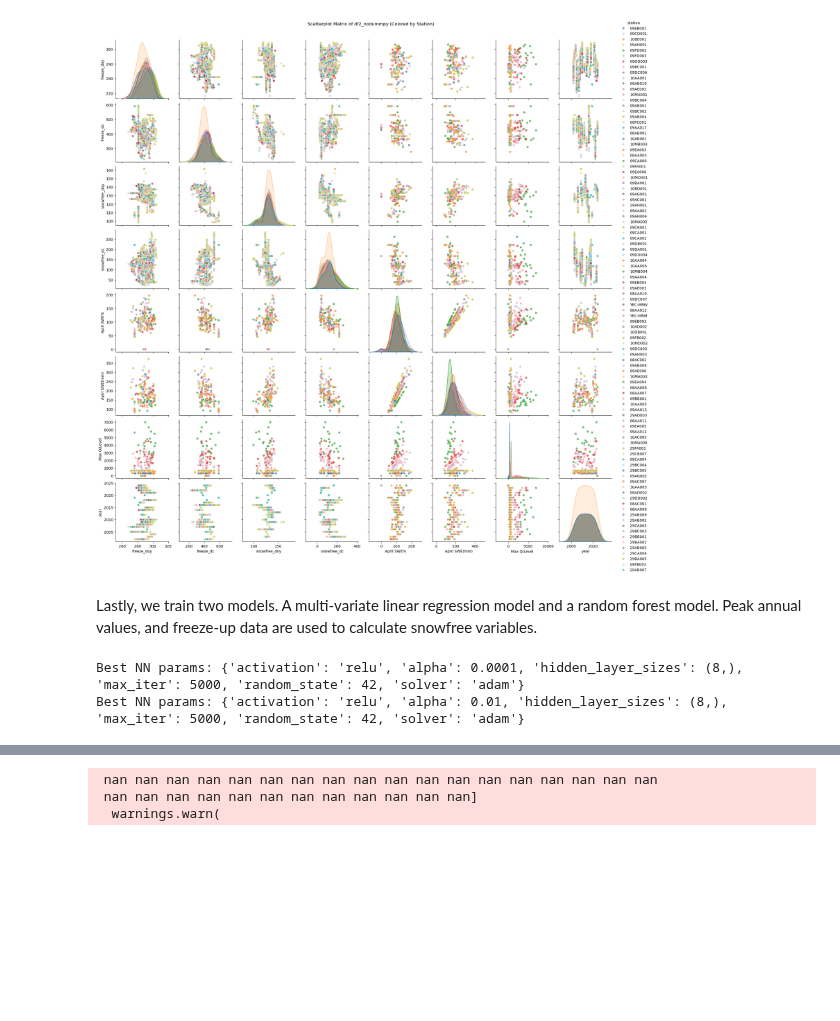
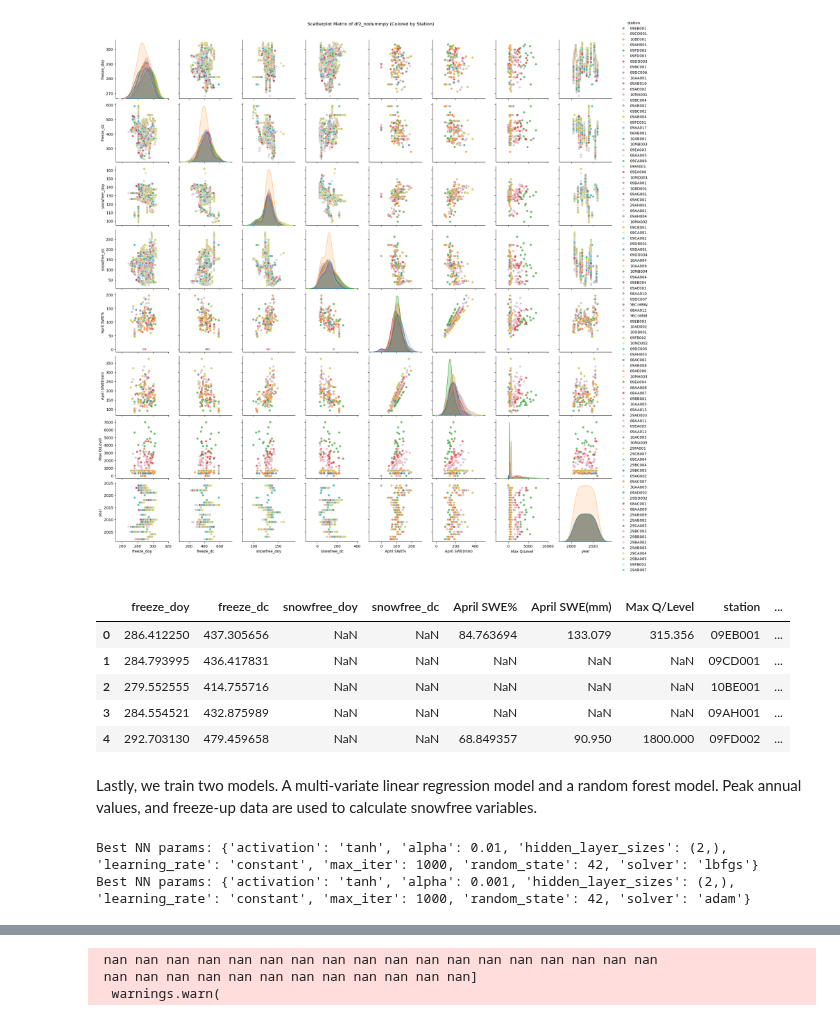
Before and after one commit to YukonWRB/YGwater, a Jupyter notebook: dev/freshet_forecasting/main.ipynb, the cells around one changed output, grey strips where cells are left out. Drawn from its saved outputs; the diff is of its cells as text; code cells hidden in the pictures; blank space fills up the shorter version.

```diff
--- a/dev/freshet_forecasting/main.ipynb
+++ b/dev/freshet_forecasting/main.ipynb
@@ -36,6 +36,7 @@ freeze["geometry"] = stations_gdf.loc[freeze.loc[:,"station_id"].values,:].loc[:
 freeze = gpd.GeoDataFrame(freeze, geometry="geometry")
 # Convert dc_freeze to integer, handling missing or invalid values
 freeze["dc_freeze"] = pd.to_numeric(freeze["dc_freeze"], errors='coerce').astype('Int64')
+freeze["freeze_doy"] = freeze["freeze_date"] + pd.DateOffset(years=1)
 freeze.rename(columns={"dc_freeze": "freeze_dc"}, inplace=True)
 
 snowfree = get_drought_codes_table('snow_free', db_path='.data/drought_codes.sqlite')
@@ -191,10 +186,10 @@ df_grouped
 # %%
 import matplotlib as mpl
 from rasterio.transform import from_bounds
-from pydroinformatics.pydroinformatics.spatialutils import point_to_grid, aggregate_gridded_results_by_poly
 
-grid_x, grid_y, grid_z = point_to_grid(lons, lats, values)
-masks = aggregate_gridded_results_by_poly(grid_x, grid_y, grid_z, gdf=basins)
+
+grid_x, grid_y, grid_z = spu.point_to_grid(lons, lats, values)
+masks = spu.aggregate_gridded_results_by_poly(grid_x, grid_y, grid_z, gdf=basins)
 
 # Plot the GeoDataFrame with color based on the masks
 fig, ax = plt.subplots(figsize=(10, 10))
@@ -404,6 +410,15 @@ plt.show()
 #data_n1h = data_n1h.drop(columns=["station"])
 # %% [output]
 [figure]
+# %%
+data_n1h.head()
+# %% [output]
+|  | freeze_doy | freeze_dc | snowfree_doy | snowfree_dc | April SWE% | April SWE(mm) | Max Q/Level | station | ... |
+| 0 | 286.412250 | 437.305656 | NaN | NaN | 84.763694 | 133.079 | 315.356 | 09EB001 | ... |
+| 1 | 284.793995 | 436.417831 | NaN | NaN | NaN | NaN | NaN | 09CD001 | ... |
+| 2 | 279.552555 | 414.755716 | NaN | NaN | NaN | NaN | NaN | 10BE001 | ... |
+| 3 | 284.554521 | 432.875989 | NaN | NaN | NaN | NaN | NaN | 09AH001 | ... |
+| 4 | 292.703130 | 479.459658 | NaN | NaN | 68.849357 | 90.950 | 1800.000 | 09FD002 | ... |
 # %% [markdown]
 Lastly, we train two models. A multi-variate linear regression model and a random forest model. Peak annual values, and freeze-up data are used to calculate snowfree variables.
 # %%
@@ -417,13 +432,18 @@ from sklearn.metrics import r2_score
 
 
 
-def train_model_suite(X, y):
+
+
+def train_model_suite(X, y, labels):
     ret = {}
 
 
 # Split the data into training and testing sets
-    X_train, X_test, y_train, y_test = train_test_split(X, y, test_size=0.8, random_state=42)
+    idx = np.arange(len(X))
+    X_train, X_test, y_train, y_test, idx_train, idx_test= train_test_split(X, y, idx, test_size=0.5, random_state=42)
 
+    labels_train = labels[idx_train]
+    labels_test = labels[idx_test]
 
     X_train = X_train.values
     X_test = X_test.values
@@ -457,13 +477,15 @@ def train_model_suite(X, y):
     # Define hyperparameter grid for MLPRegressor
     # Use the best hyperparameters found in previous grid search
     # Hyperparameter grid for MLPRegressor (for hyperparameter optimization)
+    # Add low complexity options for MLPRegressor
     param_grid = {
-        'hidden_layer_sizes': [(8,), (16,), (32,), (64,)],
+        'hidden_layer_sizes': [(2,), (4,), (8,), (16,), (32,), (64,)],
         'activation': ['relu', 'tanh'],
         'solver': ['adam', 'lbfgs'],
-        'max_iter': [5000],
+        'max_iter': [1000, 5000],
         'random_state': [42],
-        'alpha': [0.0001, 0.001, 0.01],
+        'alpha': [0.0001, 0.001, 0.01, 0.1],
+        'learning_rate': ['constant', 'adaptive'],
     }
 
     mlp = MLPRegressor()
@@ -522,20 +544,25 @@ def train_model_suite(X, y):
     ret["r2"]["rf"]["test"] = r2_score(y_test, y_pred_rf)
     ret["r2"]["nn"]["test"] = r2_score(y_test, y_pred_nn)
 
+    ret["labels"] = dict()
+    ret["labels"]["train"] = labels_train
+    ret["labels"]["test"] = labels_test
     return ret
+
+labels = data_n1h["station"]
 
 
 df2_cleaned = data_n1h.drop(columns="station", inplace=False).dropna()
 X = df2_cleaned.drop(columns=["snowfree_dc", "snowfree_doy","Max Q/Level"])
 #X = df2_cleaned[["April SWE%"]]
 y = df2_cleaned["Max Q/Level"]
-results_n1h = train_model_suite(X, y)
+results_n1h = train_model_suite(X, y, labels)
 
 df2_cleaned = data_baseline.dropna()
 X = df2_cleaned.drop(columns=["snowfree_dc", "snowfree_doy","Max Q/Level"])
 #X = df2_cleaned[["April SWE%"]]
 y = df2_cleaned["Max Q/Level"]
-results_baseline = train_model_suite(X, y)
+results_baseline = train_model_suite(X, y, labels)
 # %% [output]
-Best NN params: {'activation': 'relu', 'alpha': 0.0001, 'hidden_layer_sizes': (8,), 'max_iter': 5000, 'random_state': 42, 'solver': 'adam'}
-Best NN params: {'activation': 'relu', 'alpha': 0.01, 'hidden_layer_sizes': (8,), 'max_iter': 5000, 'random_state': 42, 'solver': 'adam'}
+Best NN params: {'activation': 'tanh', 'alpha': 0.01, 'hidden_layer_sizes': (2,), 'learning_rate': 'constant', 'max_iter': 1000, 'random_state': 42, 'solver': 'lbfgs'}
+Best NN params: {'activation': 'tanh', 'alpha': 0.001, 'hidden_layer_sizes': (2,), 'learning_rate': 'constant', 'max_iter': 1000, 'random_state': 42, 'solver': 'adam'}
```
Also changed, not shown: parts of 15 cells of this notebook, 7 other files.
